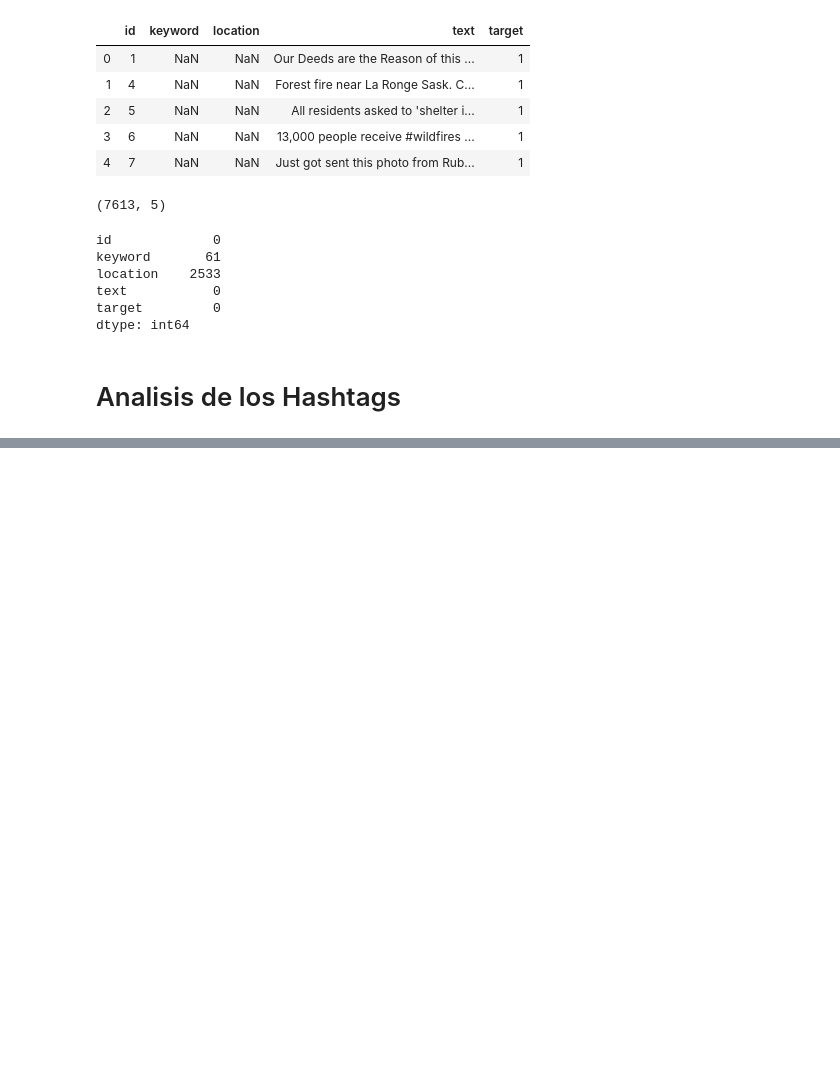
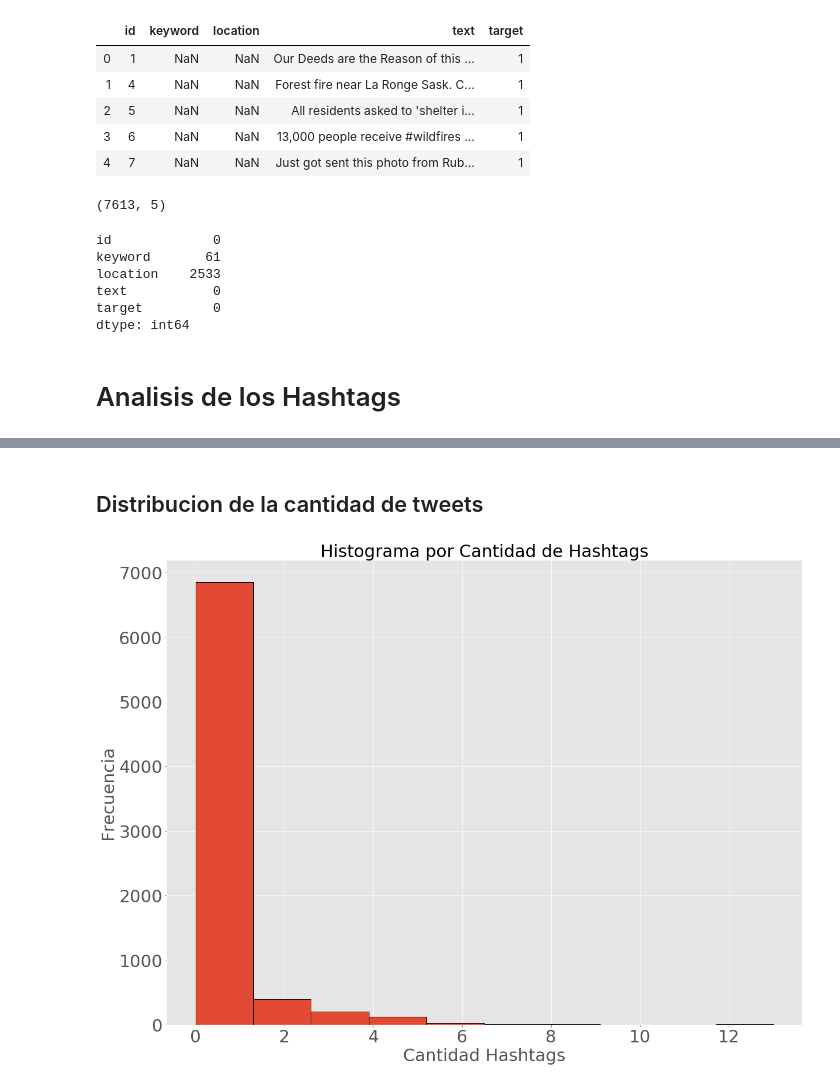
Before and after one commit to FranciscoGauna/TP1-Datos, a Jupyter notebook: Analisis-Kev.ipynb, the cells around one changed output, grey strips where cells are left out. Cells and saved outputs as stored; diff of their text form; code cells hidden in the pictures; blank space fills up the shorter version.

```diff
--- a/Analisis-Kev.ipynb
+++ b/Analisis-Kev.ipynb
@@ -148,0 +224,2 @@ plt.show()
+# %% [markdown]
+## Distribucion de la cantidad de tweets
@@ -148,0 +236,21 @@ plt.show()
+# %%
+datos=pd.read_csv('train.csv')
+# %%
+datos=datos[['target','text']]
+# %%
+datos.dropna(inplace=True)
+# %%
+datos['cantidad_hashtags']=datos['text'].apply(obtenerHastag_v3)
+# %%
+plt.figure(figsize=[20,15])
+plt.hist(datos['cantidad_hashtags'],bins=10,edgecolor = 'black',  linewidth=1)
+plt.grid(True)
+plt.xticks(size=30)
+plt.yticks(size=30)
+plt.title('Histograma por Cantidad de Hashtags',size=30)
+plt.xlabel('Cantidad Hashtags',size=30)
+plt.ylabel('Frecuencia',size=30)
+#plt.savefig("histograma_precio_cantidad_hashtags_0.png",bbox_inch='tight')
+plt.show()
+# %% [output]
+[figure, added]
```
Also changed, not shown: parts of 23 cells of this notebook, 1 other file.
